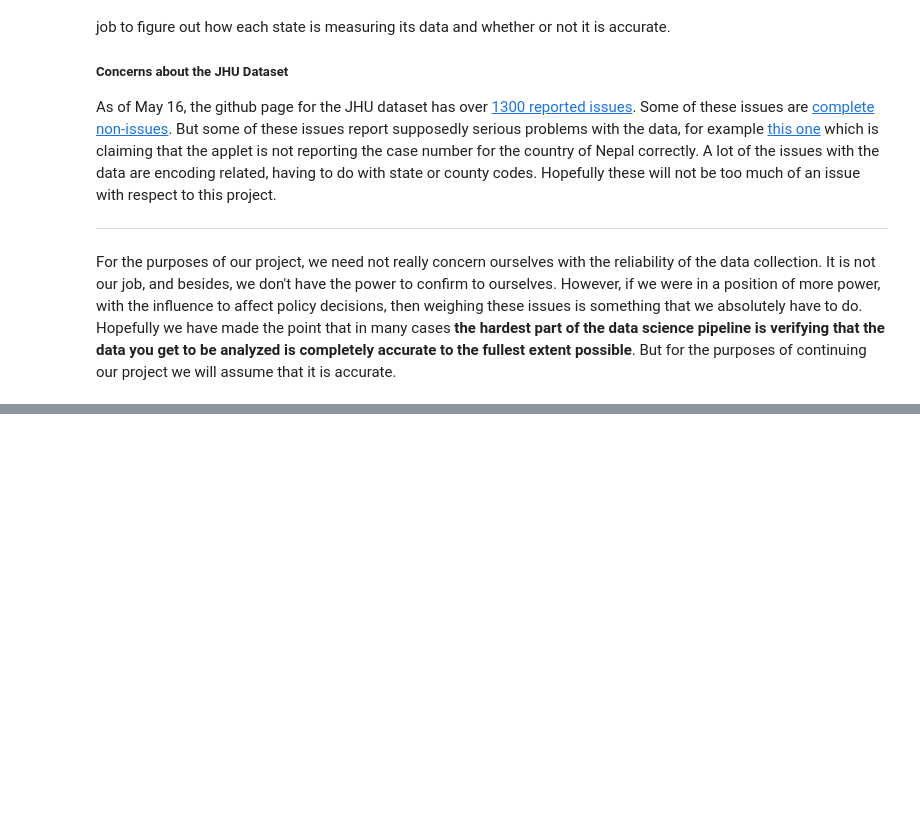
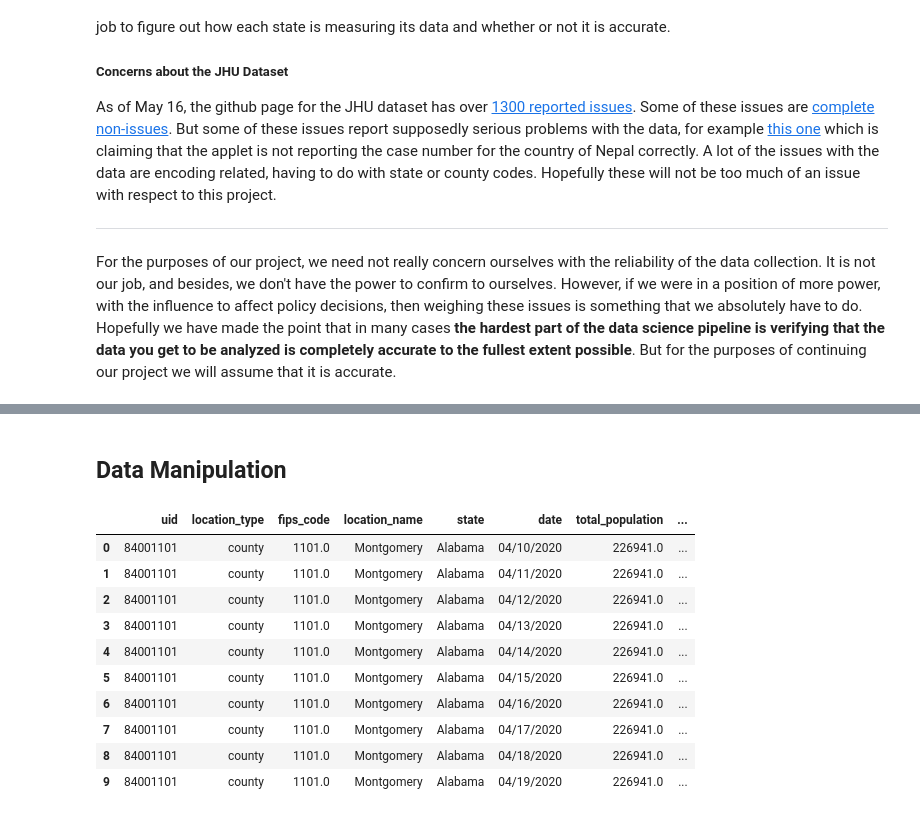
Before and after one commit to jonlin1000/jonlin1000.github.io, a Jupyter notebook: FinalProject.ipynb, the cells around one changed output, grey strips where cells are left out. Drawn from its saved outputs; the diff is of its cells as text; code cells hidden in the pictures; blank space fills up the shorter version.

```diff
--- a/FinalProject.ipynb
+++ b/FinalProject.ipynb
@@ -156,0 +173,31 @@ temp_df = states_df[19].query('date > "2020-03-30"')
+# %% [markdown]
+## Data Manipulation
+# %%
+counties = set(["Allegany", "Anne Arundel", "Baltimore", "Calvert",
+                "Caroline", "Carroll", "Cecil", "Charles", "Dorchester",
+               "Frederick", "Garrett", "Harford", "Howard", "Kent",
+               "Montgomery", "Prince George's", "Queen Anne's",
+               "St. Mary's", "Somerset", "Talbot", "Washington",
+               "Wicomico", "Worcester", "Baltimore City"])
+
+county_deaths = pd.read_csv("Data/CasesDeathsCounty.csv");
+county_confirmed = pd.read_csv("Data/CountyConfirmedCases.csv")
+
+maryland_deaths = county_deaths.loc[county_deaths["location_name"]
+                        .isin(counties)].loc[county_deaths["date"]
+                        .between(("04/1/2020"), ("05/12/2018"))].reset_index(drop=True)
+maryland_confirmed = county_confirmed.loc[county_confirmed["county_name"].isin(counties)].reset_index(drop=True)
+
+maryland_deaths.head(10)
+# %% [output]
+|  | uid | location_type | fips_code | location_name | state | date | total_population | ... |
+| 0 | 84001101 | county | 1101.0 | Montgomery | Alabama | 04/10/2020 | 226941.0 | ... |
+| 1 | 84001101 | county | 1101.0 | Montgomery | Alabama | 04/11/2020 | 226941.0 | ... |
+| 2 | 84001101 | county | 1101.0 | Montgomery | Alabama | 04/12/2020 | 226941.0 | ... |
+| 3 | 84001101 | county | 1101.0 | Montgomery | Alabama | 04/13/2020 | 226941.0 | ... |
+| 4 | 84001101 | county | 1101.0 | Montgomery | Alabama | 04/14/2020 | 226941.0 | ... |
+| 5 | 84001101 | county | 1101.0 | Montgomery | Alabama | 04/15/2020 | 226941.0 | ... |
+| 6 | 84001101 | county | 1101.0 | Montgomery | Alabama | 04/16/2020 | 226941.0 | ... |
+| 7 | 84001101 | county | 1101.0 | Montgomery | Alabama | 04/17/2020 | 226941.0 | ... |
+| 8 | 84001101 | county | 1101.0 | Montgomery | Alabama | 04/18/2020 | 226941.0 | ... |
+| 9 | 84001101 | county | 1101.0 | Montgomery | Alabama | 04/19/2020 | 226941.0 | ... |
```
Also changed, not shown: parts of 8 cells of this notebook.
